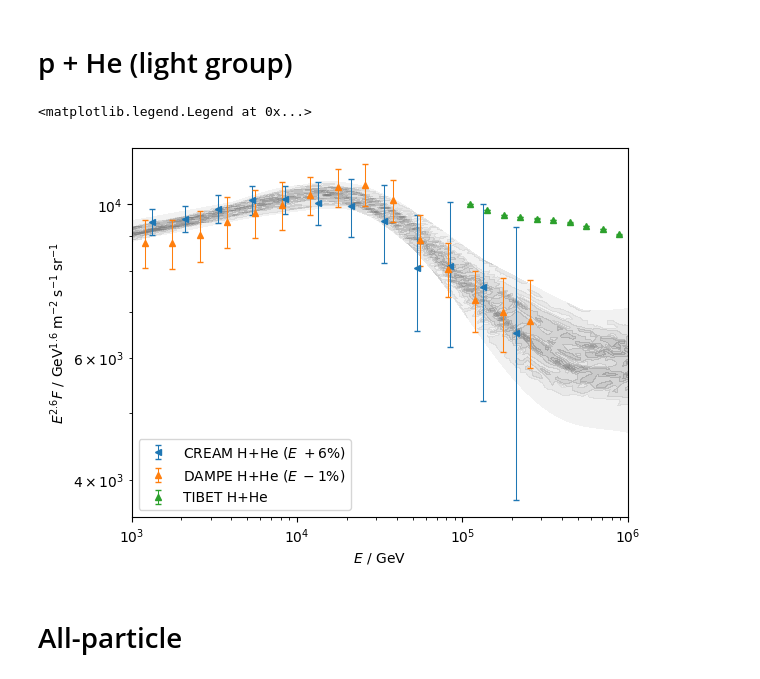
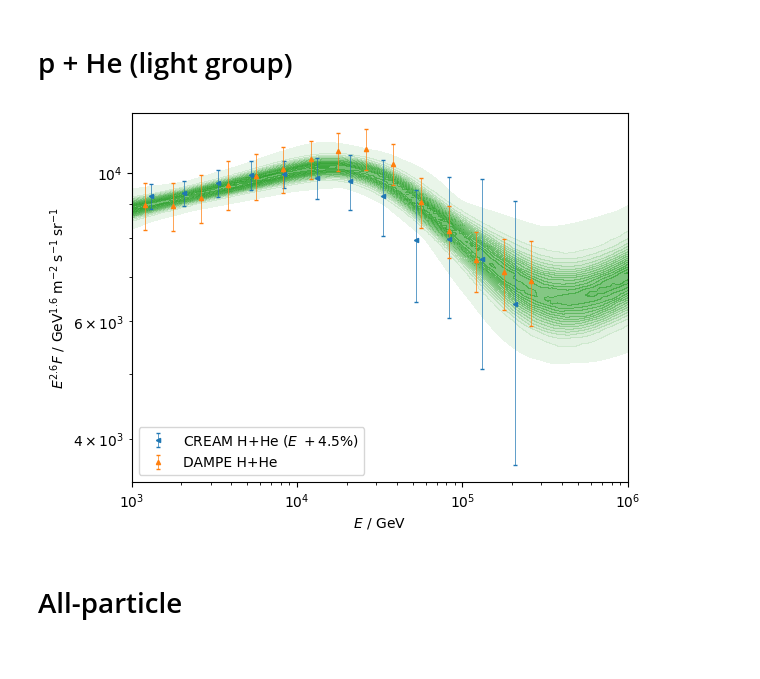
Before and after one commit to nj-vs-vh/EVA, a Jupyter notebook: observables.ipynb, the cells around one changed output. Saved outputs shown, nothing was run; the diff lists cells and outputs as text; code cells hidden in the pictures.

```diff
--- a/observables.ipynb
+++ b/observables.ipynb
@@ -19,3 +26,10 @@ median_model = Model.unpack(np.median(theta_sample, axis=0), layout_info=fc.mode
+# %%
+from typing import Literal
+
+PosteriorPlotKind = Literal["lines", "band", "contour"]
+
+EXPORT_DIR = Path("export") / FIT_DIR.name
+EXPORT_DIR.mkdir(exist_ok=True, parents=True)
 # %%
 from cr_knee_fit.fit_data import Data, DataConfig
 
@@ -36,9 +51,9 @@ median_model.plot_spectra(
 # %% [markdown]
 # p / He ratio
 # %%
-R_BOUNDS = (7e2, 1e6)
+R_BOUNDS = (5e2, 1e6)
 # %%
-nucleon = Experiment("NUCLEON")
+nucleon = Experiment("NUCLEON", filename_stem="NUCLEON")
 exps = [experiments.ams02, experiments.calet, nucleon]
 # exps = [experiments.ams02, experiments.calet]
 p_He_ratio_data: list[GenericExperimentData] = []
@@ -136,7 +155,11 @@ plt.show()
 from cr_knee_fit import experiments
 from model.utils import load_data
 
-exps = [experiments.cream, experiments.dampe, Experiment("TIBET")]
+exps = [
+    experiments.cream,
+    experiments.dampe,
+    # Experiment("TIBET", filename_stem="TIBET"),
+]
 light_group_data: list[CRSpectrumData] = []
 for exp in exps:
     raw = load_data(
@@ -159,33 +182,35 @@ for exp in exps:
 # %%
 from cr_knee_fit.utils import label_energy_flux
 
 fig, ax = plt.subplots()
 scale = 2.6
 
 for d in light_group_data:
-    f = median_model.energy_shifts.f(d.experiment)
+    f = best_fit_model.energy_shifts.f(d.experiment)
     d.with_shifted_energy_scale(f).plot(scale=scale, ax=ax)
     # d.plot(scale=scale, ax=ax)
 
 plot_posterior_contours(
     ax,
     scale=scale,
     bounds=(1e3, 1e6),
     observable=lambda model, E: (
         model.populations[0].compute(E, element=Element.H)
         + model.populations[0].compute(E, element=Element.He)
     ),
     theta_sample=theta_sample,
     model_config=fc.model,
-    tricontourf_kwargs=tricontourf_kwargs_transparent_colors(color="gray"),
+    tricontourf_kwargs=tricontourf_kwargs_transparent_colors(
+        color="tab:green", levels=20, alpha_max=0.8
+    ),
 )
 label_energy_flux(ax, scale=scale)
 ax.set_xscale("log")
 ax.set_yscale("log")
 ax.legend()
+fig.savefig(EXPORT_DIR / "light.pdf")
 # %% [output]
-<matplotlib.legend.Legend at 0x...>
-[figure, old version]
+[figure, new version]
 # %% [markdown]
 # All-particle
 # %%
```
Also changed, not shown: parts of 6 cells of this notebook, 8 other files.
